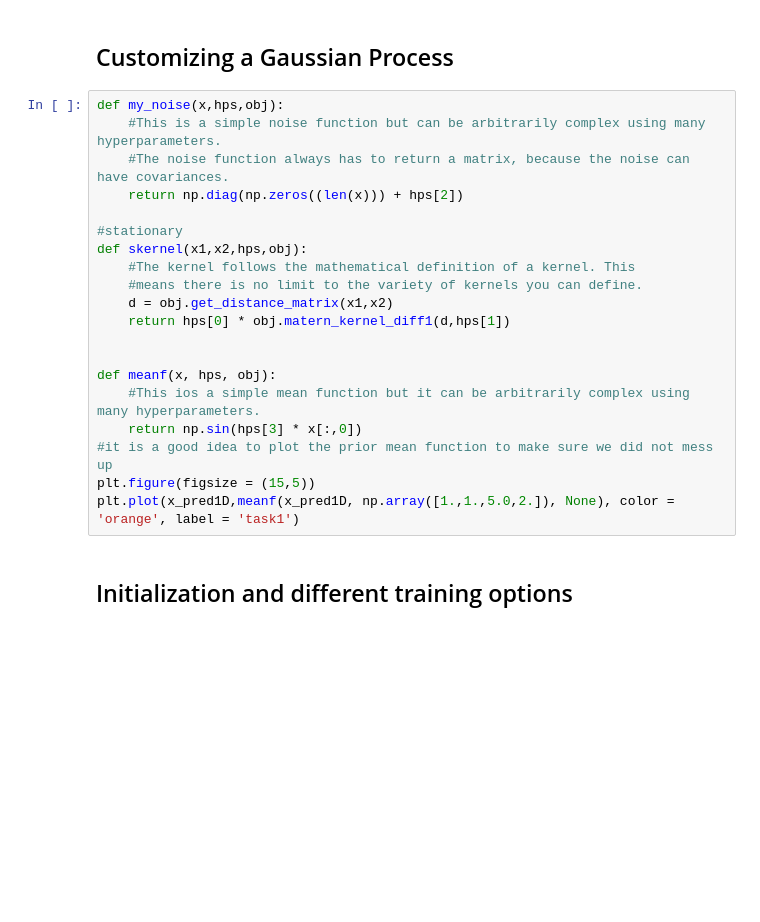
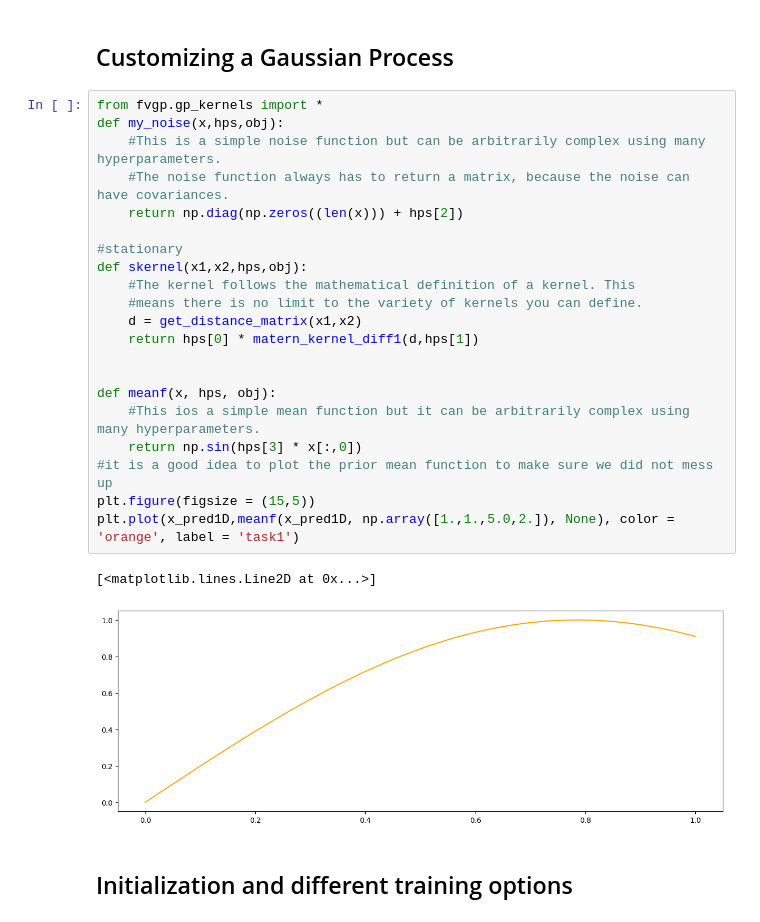
Before and after one commit to lbl-camera/fvGP, a Jupyter notebook: docs/source/examples/SingleTaskTest.ipynb, the cells around one changed output. Drawn from its saved outputs; the diff is of its cells as text; blank space fills up the shorter version.

```diff
--- a/docs/source/examples/SingleTaskTest.ipynb
+++ b/docs/source/examples/SingleTaskTest.ipynb
@@ -38,25 +41,29 @@ plt.scatter(x_data[:,0],y_data, color = 'black')
 # %% [markdown]
 ## Customizing a Gaussian Process
 # %%
+from fvgp.gp_kernels import *
 def my_noise(x,hps,obj):
     #This is a simple noise function but can be arbitrarily complex using many hyperparameters.
     #The noise function always has to return a matrix, because the noise can have covariances.
     return np.diag(np.zeros((len(x))) + hps[2])
 
 #stationary
 def skernel(x1,x2,hps,obj):
     #The kernel follows the mathematical definition of a kernel. This
     #means there is no limit to the variety of kernels you can define.
-    d = obj.get_distance_matrix(x1,x2)
-    return hps[0] * obj.matern_kernel_diff1(d,hps[1])
+    d = get_distance_matrix(x1,x2)
+    return hps[0] * matern_kernel_diff1(d,hps[1])
 
 
 def meanf(x, hps, obj):
     #This ios a simple mean function but it can be arbitrarily complex using many hyperparameters.
     return np.sin(hps[3] * x[:,0])
 #it is a good idea to plot the prior mean function to make sure we did not mess up
 plt.figure(figsize = (15,5))
 plt.plot(x_pred1D,meanf(x_pred1D, np.array([1.,1.,5.0,2.]), None), color = 'orange', label = 'task1')
+# %% [output]
+[<matplotlib.lines.Line2D at 0x...>]
+[figure, added]
 # %% [markdown]
 ## Initialization and different training options
 # %%
```
Also changed, not shown: parts of 9 cells of this notebook, 21 other files.
